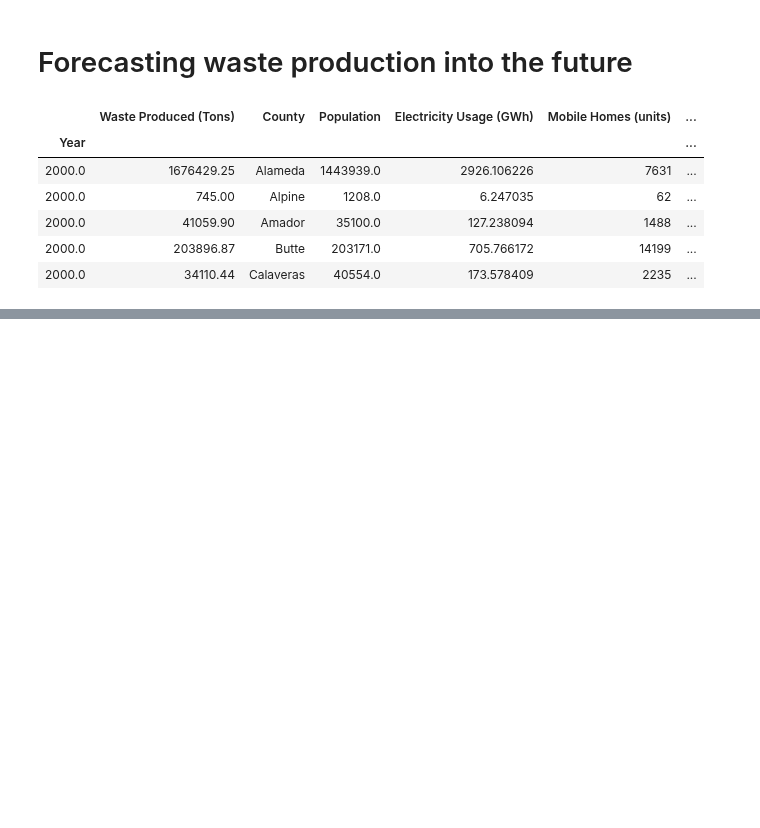
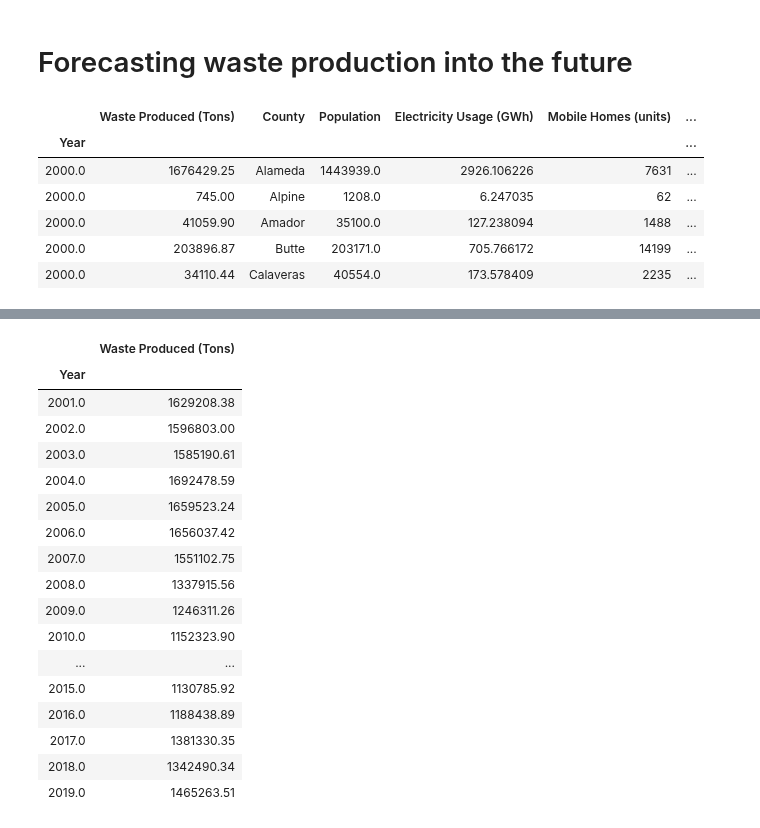
Before and after one commit to matthew-y-dong/ca-waste, a Jupyter notebook: modeling/forecasting.ipynb, the cells around one changed output, grey strips where cells are left out. Drawn from its saved outputs; the diff is of its cells as text; code cells hidden in the pictures; blank space fills up the shorter version.

```diff
--- a/modeling/forecasting.ipynb
+++ b/modeling/forecasting.ipynb
@@ -36,0 +74,21 @@ feature_df.head(2)
+# %%
+alameda_target
+# %% [output]
+|  | Waste Produced (Tons) |
+| Year |  |
+| 2001.0 | 1629208.38 |
+| 2002.0 | 1596803.00 |
+| 2003.0 | 1585190.61 |
+| 2004.0 | 1692478.59 |
+| 2005.0 | 1659523.24 |
+| 2006.0 | 1656037.42 |
+| 2007.0 | 1551102.75 |
+| 2008.0 | 1337915.56 |
+| 2009.0 | 1246311.26 |
+| 2010.0 | 1152323.90 |
+| ... | ... |
+| 2015.0 | 1130785.92 |
+| 2016.0 | 1188438.89 |
+| 2017.0 | 1381330.35 |
+| 2018.0 | 1342490.34 |
+| 2019.0 | 1465263.51 |
```
Also changed, not shown: parts of 22 cells of this notebook, 1 other file.
